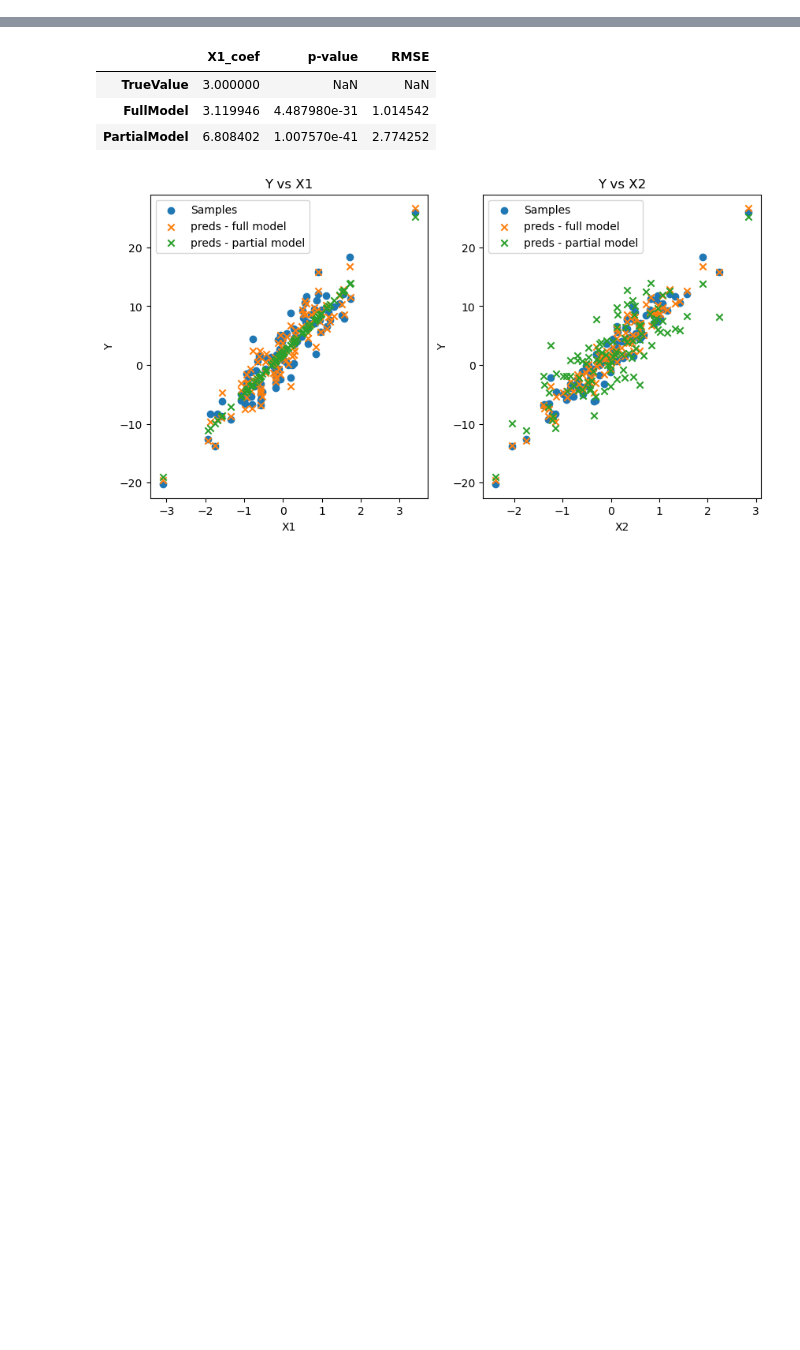
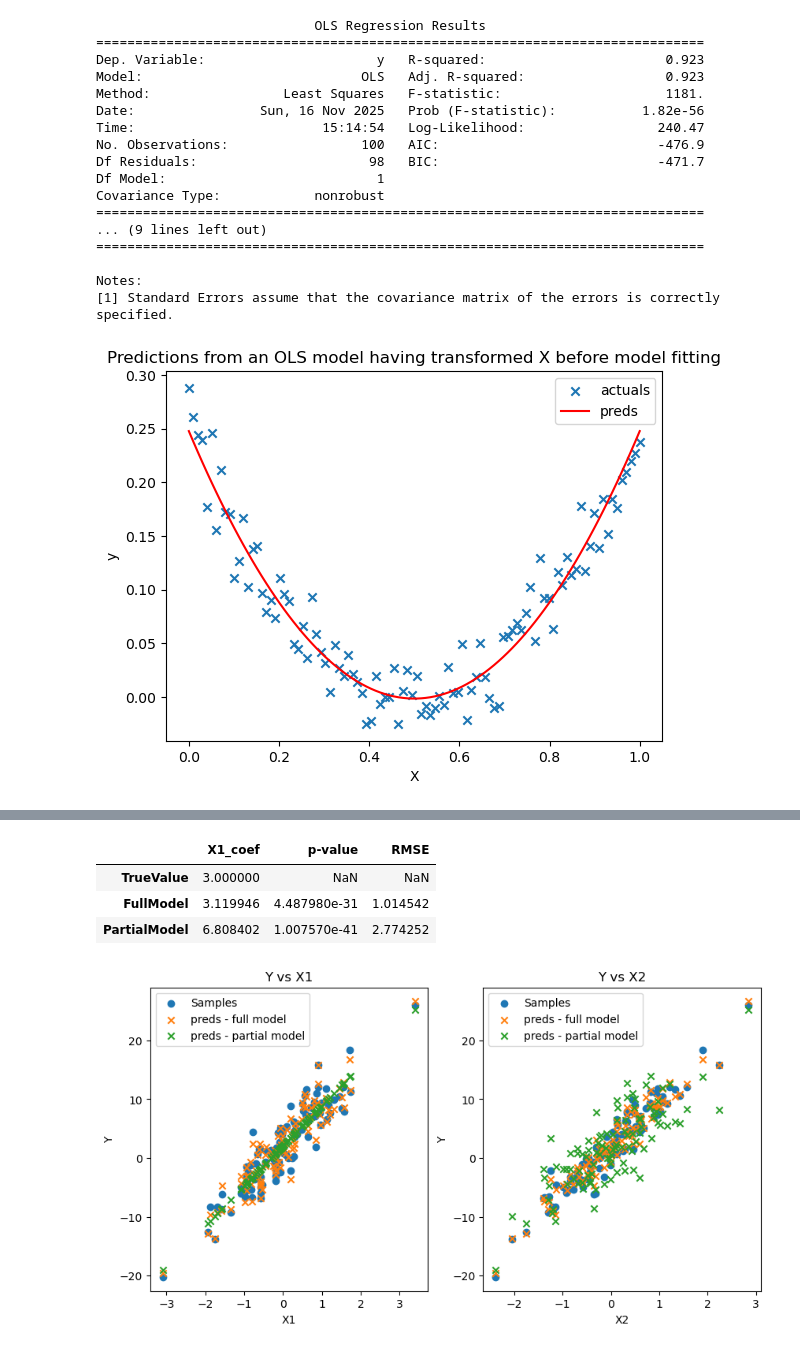
Before and after one commit to TomJHarrison/IntroToStatisticalLearning, a Jupyter notebook: Chapter3/LinRegAssumptions.ipynb, the cells around one changed output, grey strips where cells are left out. Drawn from its saved outputs; the diff is of its cells as text; code cells hidden in the pictures; blank space fills up the shorter version.

```diff
--- a/Chapter3/LinRegAssumptions.ipynb
+++ b/Chapter3/LinRegAssumptions.ipynb
@@ -16,0 +77,37 @@ We will reproduce an example such as this below. We create two correlated variab
+# %%
+# now transform X so a linear regression model can be more useful
+X_clean = (X - 0.5)**2
+
+X_ = sm.add_constant(X_clean)
+model = sm.OLS(Y, X_).fit()
+preds = model.predict(X_)
+
+print(model.summary())
+
+fig, ax = plt.subplots()
+ax.scatter(X, Y, marker="x", label="actuals")
+ax.plot(X, preds, color="r", label="preds")
+
+ax.set_xlabel("X")
+ax.set_ylabel("y")
+ax.set_title("Predictions from an OLS model having transformed X before model fitting")
+ax.legend();
+# %% [output]
+                            OLS Regression Results
+==============================================================================
+Dep. Variable:                      y   R-squared:                       0.923
+Model:                            OLS   Adj. R-squared:                  0.923
+Method:                 Least Squares   F-statistic:                     1181.
+Date:                Sun, 16 Nov 2025   Prob (F-statistic):           1.82e-56
+Time:                        15:14:54   Log-Likelihood:                 240.47
+No. Observations:                 100   AIC:                            -476.9
+Df Residuals:                      98   BIC:                            -471.7
+Df Model:                           1
+Covariance Type:            nonrobust
+==============================================================================
+... (9 lines left out)
+==============================================================================
+
+Notes:
+[1] Standard Errors assume that the covariance matrix of the errors is correctly specified.
+[figure, added]
```
Also changed, not shown: parts of 15 cells of this notebook.
